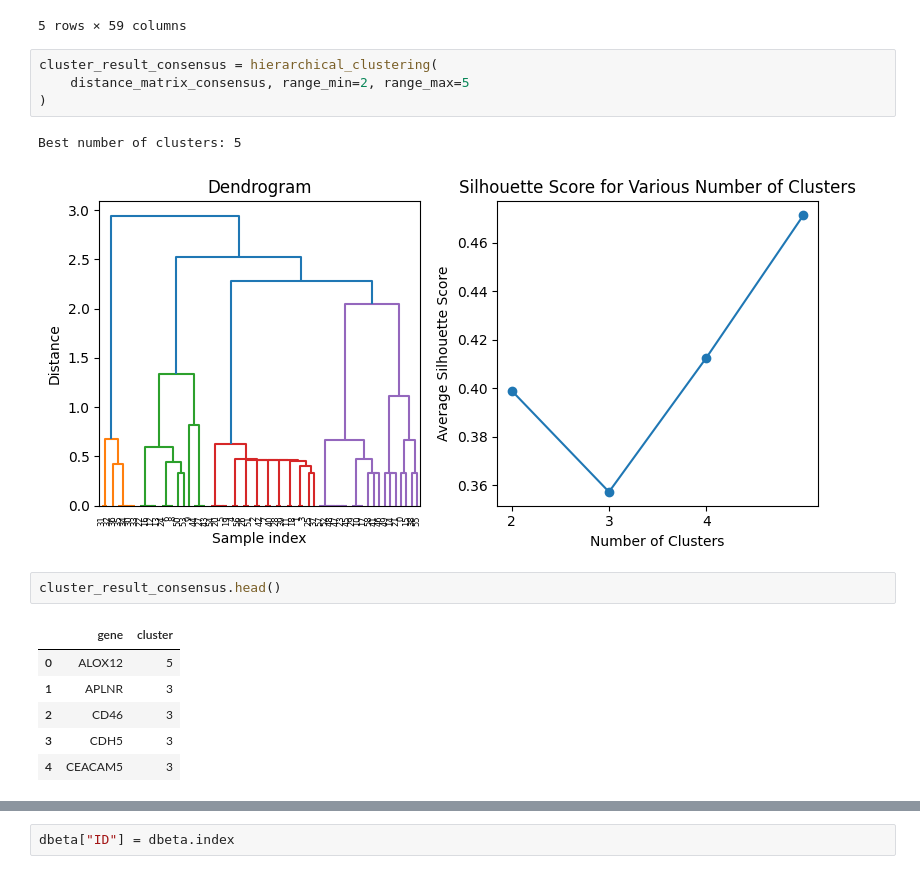
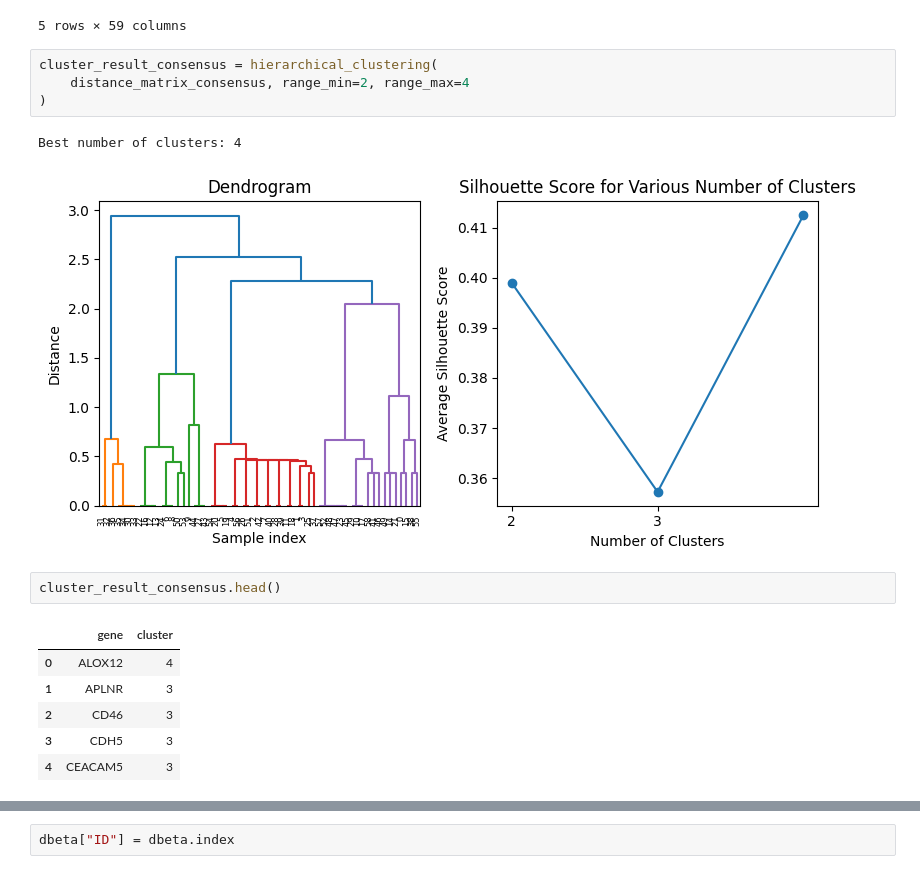
Before and after one commit to BioTechCo/main_project, a Jupyter notebook: process/GO_cluster.ipynb, the cells around one changed output, grey strips where cells are left out. Drawn from its saved outputs; the diff is of its cells as text.

```diff
--- a/process/GO_cluster.ipynb
+++ b/process/GO_cluster.ipynb
@@ -252,16 +252,16 @@ distance_matrix_consensus.head()
 5 rows × 59 columns
 # %%
 cluster_result_consensus = hierarchical_clustering(
-    distance_matrix_consensus, range_min=2, range_max=5
+    distance_matrix_consensus, range_min=2, range_max=4
 )
 # %% [output]
-Best number of clusters: 5
+Best number of clusters: 4
-[figure, old version]
+[figure, new version]
 # %%
 cluster_result_consensus.head()
 # %% [output]
 |  | gene | cluster |
-| 0 | ALOX12 | 5 |
+| 0 | ALOX12 | 4 |
 | 1 | APLNR | 3 |
 | 2 | CD46 | 3 |
 | 3 | CDH5 | 3 |
```
Also changed, not shown: parts of 7 cells of this notebook, 2 other files.
